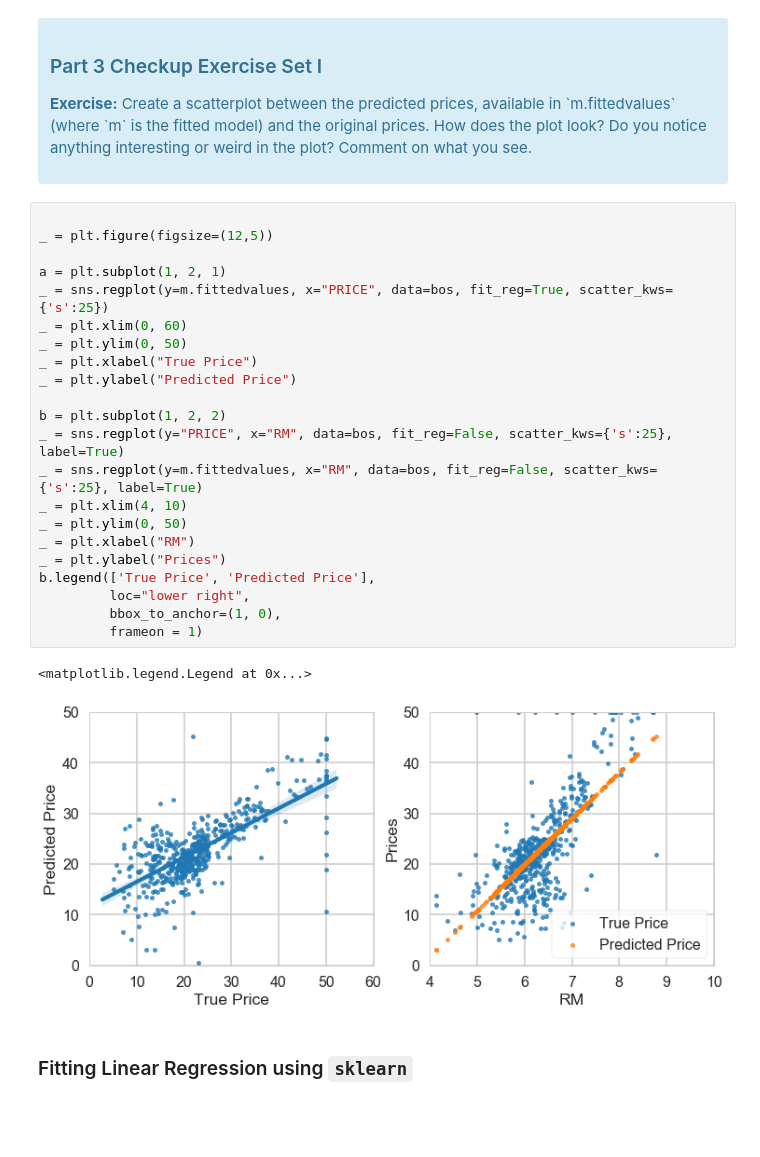
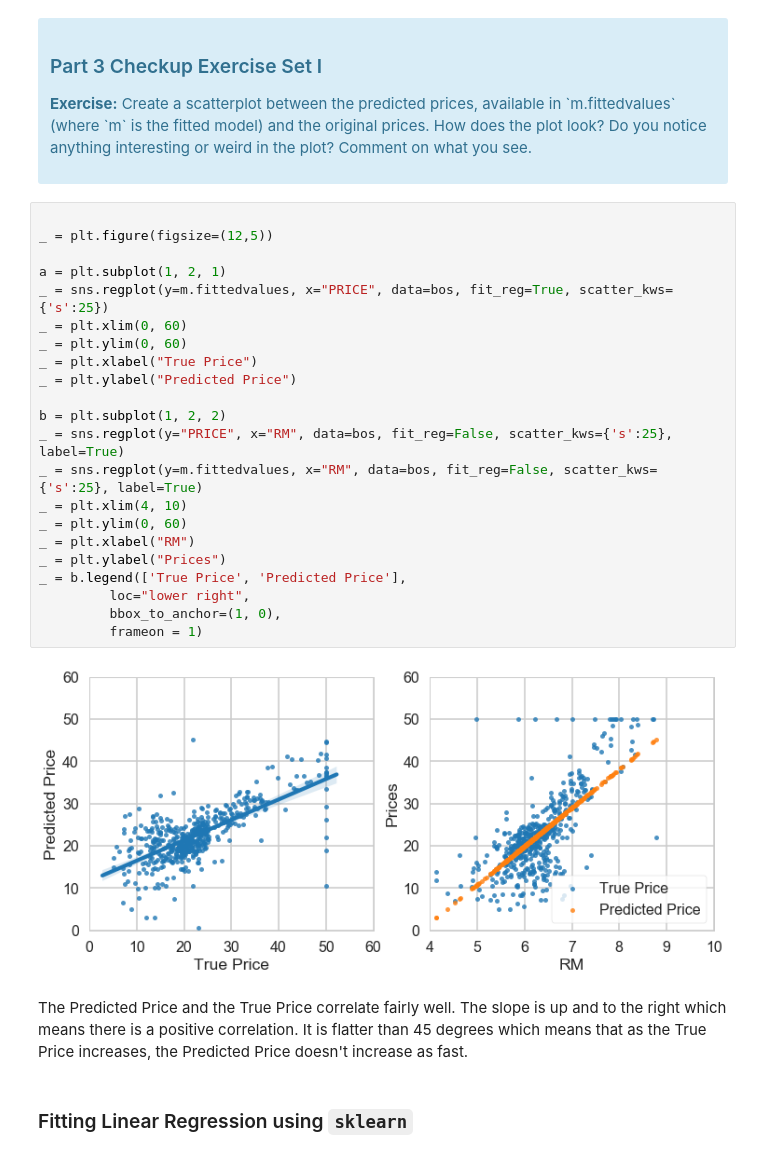
Before and after one commit to milesin3d/Springboard-MiniProjects, a Jupyter notebook: Boston Housing/Mini_Project_Linear_Regression.ipynb, the cells around one changed output. Cells and saved outputs as stored; diff of their text form; blank space fills up the shorter version.

```diff
--- a/Boston Housing/Mini_Project_Linear_Regression.ipynb
+++ b/Boston Housing/Mini_Project_Linear_Regression.ipynb
@@ -548,28 +547,29 @@ Let's see how our model actually fit our data. We can see below that there is a
 # %%
 
 _ = plt.figure(figsize=(12,5))
 
 a = plt.subplot(1, 2, 1)
 _ = sns.regplot(y=m.fittedvalues, x="PRICE", data=bos, fit_reg=True, scatter_kws={'s':25})
 _ = plt.xlim(0, 60)
-_ = plt.ylim(0, 50)
+_ = plt.ylim(0, 60)
 _ = plt.xlabel("True Price")
 _ = plt.ylabel("Predicted Price")
 
 b = plt.subplot(1, 2, 2)
 _ = sns.regplot(y="PRICE", x="RM", data=bos, fit_reg=False, scatter_kws={'s':25}, label=True)
 _ = sns.regplot(y=m.fittedvalues, x="RM", data=bos, fit_reg=False, scatter_kws={'s':25}, label=True)
 _ = plt.xlim(4, 10)
-_ = plt.ylim(0, 50)
+_ = plt.ylim(0, 60)
 _ = plt.xlabel("RM")
 _ = plt.ylabel("Prices")
-b.legend(['True Price', 'Predicted Price'],
+_ = b.legend(['True Price', 'Predicted Price'],
          loc="lower right",
          bbox_to_anchor=(1, 0),
          frameon = 1)
 # %% [output]
-<matplotlib.legend.Legend at 0x...>
-[figure, old version]
+[figure, new version]
+# %% [markdown]
+The Predicted Price and the True Price correlate fairly well. The slope is up and to the right which means there is a positive correlation. It is flatter than 45 degrees which means that as the True Price increases, the Predicted Price doesn't increase as fast.
 # %% [markdown]
 ### Fitting Linear Regression using `sklearn`
 # %%
```
Also changed, not shown: parts of 49 cells of this notebook.
